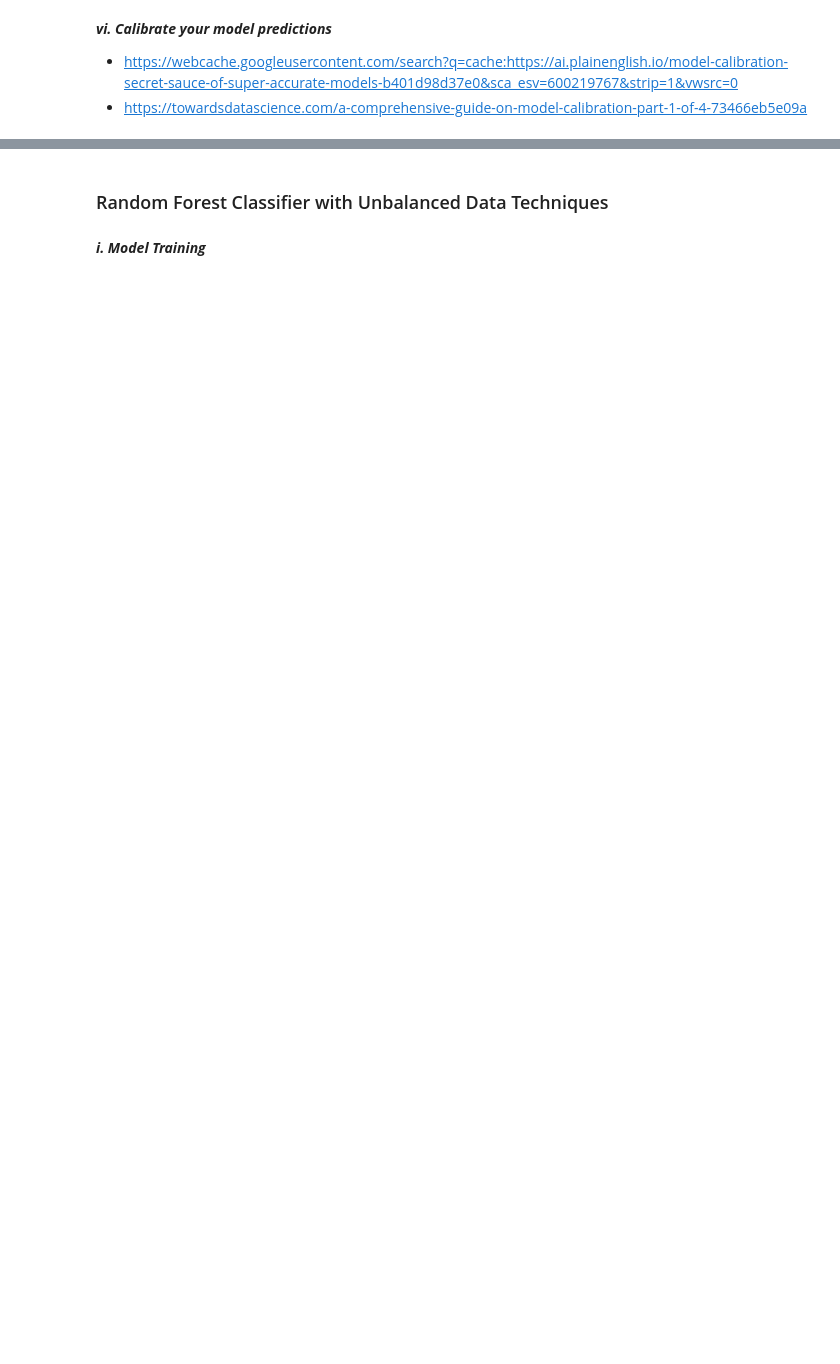
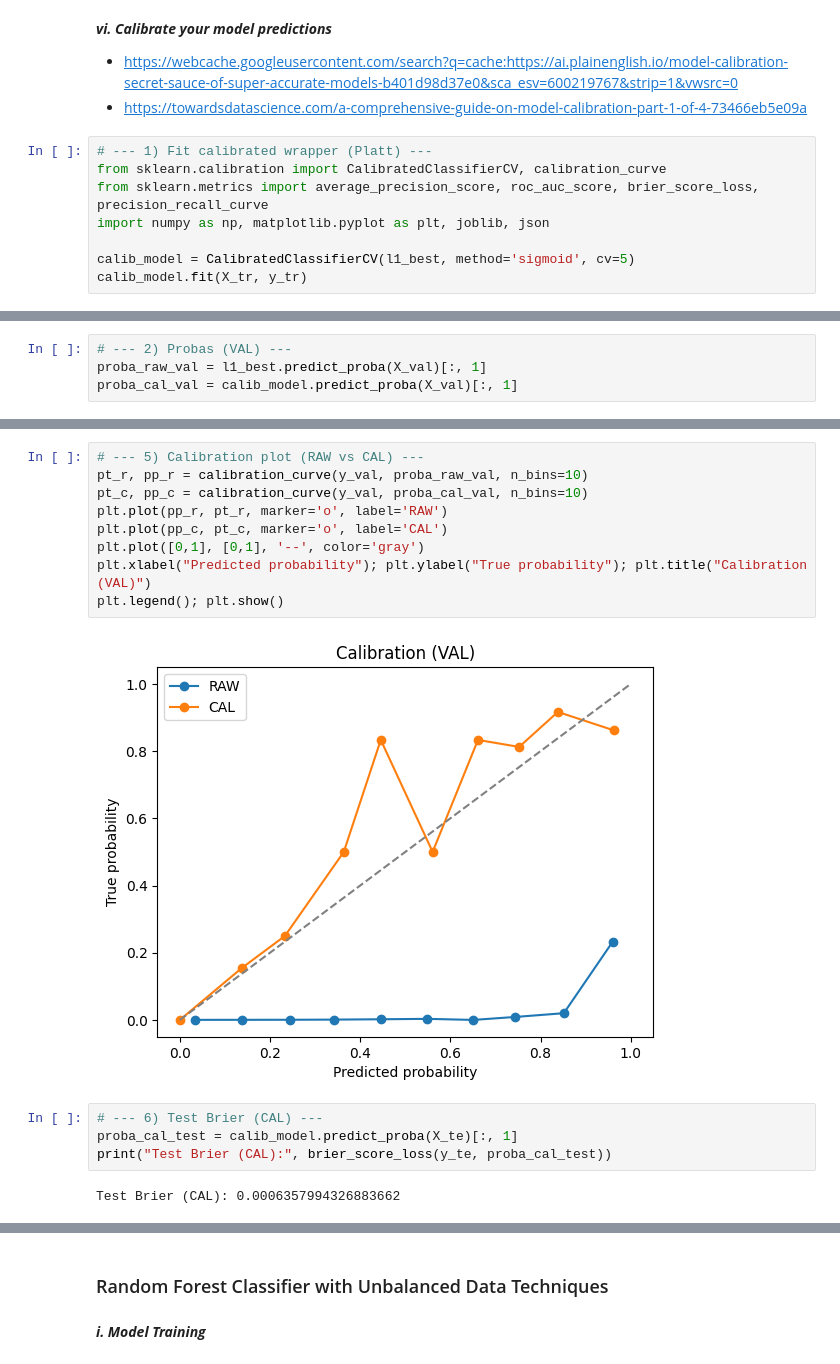
Before and after one commit to zaferyildirim-1/fraud-detection, a Jupyter notebook: Fraud Detection_Student_V5.ipynb, the cells around one changed output, grey strips where cells are left out. Saved outputs shown, nothing was run; the diff lists cells and outputs as text; blank space fills up the shorter version.

```diff
--- a/Fraud Detection_Student_V5.ipynb
+++ b/Fraud Detection_Student_V5.ipynb
@@ -1471,3 +1495,11 @@ plt.show()
 ***vi. Calibrate your model predictions***
 - https://webcache.googleusercontent.com/search?q=cache:https://ai.plainenglish.io/model-calibration-secret-sauce-of-super-accurate-models-b401d98d37e0&sca_esv=600219767&strip=1&vwsrc=0
 - https://towardsdatascience.com/a-comprehensive-guide-on-model-calibration-part-1-of-4-73466eb5e09a
+# %%
+# --- 1) Fit calibrated wrapper (Platt) ---
+from sklearn.calibration import CalibratedClassifierCV, calibration_curve
+from sklearn.metrics import average_precision_score, roc_auc_score, brier_score_loss, precision_recall_curve
+import numpy as np, matplotlib.pyplot as plt, joblib, json
+
+calib_model = CalibratedClassifierCV(l1_best, method='sigmoid', cv=5)
+calib_model.fit(X_tr, y_tr)
@@ -1473,0 +1520,4 @@ plt.show()
+# %%
+# --- 2) Probas (VAL) ---
+proba_raw_val = l1_best.predict_proba(X_val)[:, 1]
+proba_cal_val = calib_model.predict_proba(X_val)[:, 1]
@@ -1473,0 +1556,17 @@ plt.show()
+# %%
+# --- 5) Calibration plot (RAW vs CAL) ---
+pt_r, pp_r = calibration_curve(y_val, proba_raw_val, n_bins=10)
+pt_c, pp_c = calibration_curve(y_val, proba_cal_val, n_bins=10)
+plt.plot(pp_r, pt_r, marker='o', label='RAW')
+plt.plot(pp_c, pt_c, marker='o', label='CAL')
+plt.plot([0,1], [0,1], '--', color='gray')
+plt.xlabel("Predicted probability"); plt.ylabel("True probability"); plt.title("Calibration (VAL)")
+plt.legend(); plt.show()
+# %% [output]
+[figure, added]
+# %%
+# --- 6) Test Brier (CAL) ---
+proba_cal_test = calib_model.predict_proba(X_te)[:, 1]
+print("Test Brier (CAL):", brier_score_loss(y_te, proba_cal_test))
+# %% [output]
+Test Brier (CAL): 0.0006357994326883662
```
Also changed, not shown: parts of 23 cells of this notebook.
